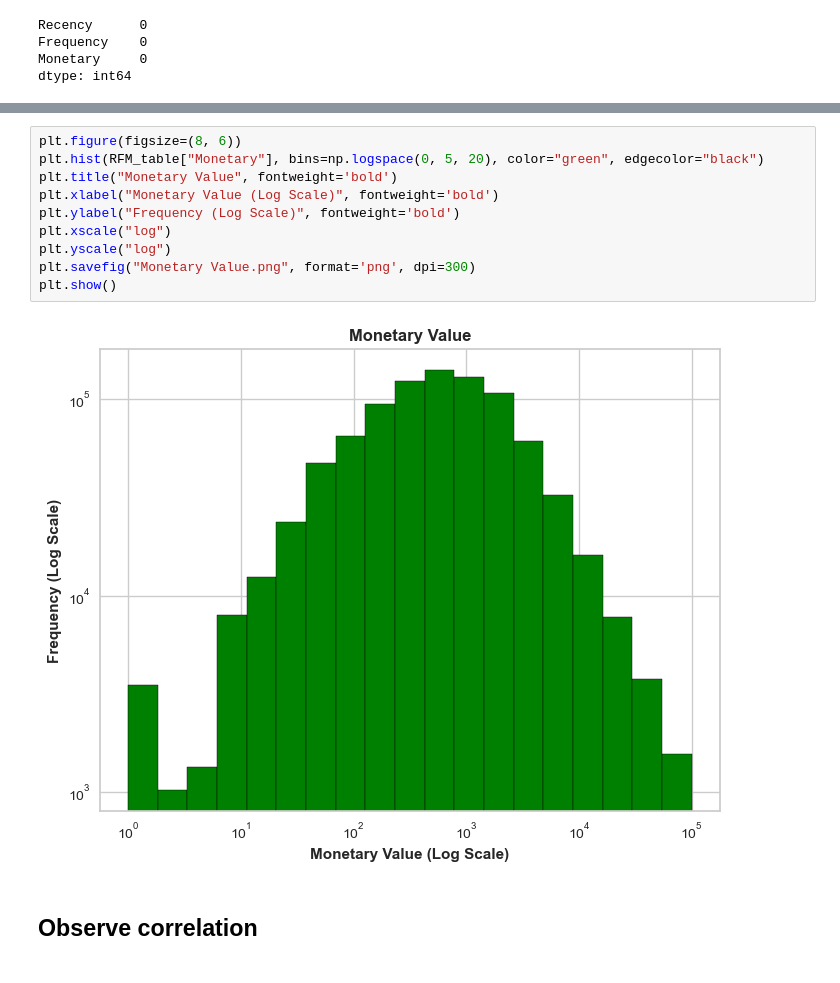
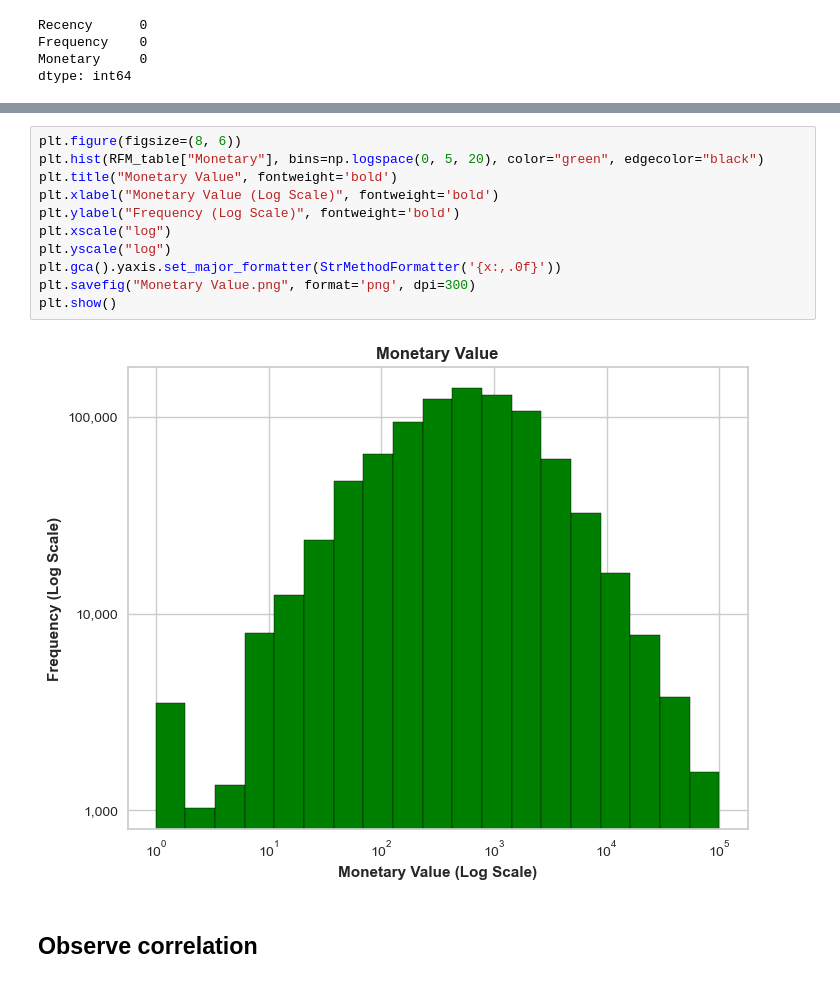
Before and after one commit to Halimat92/Optimizing-Retail-Banking-Strategies-, a Jupyter notebook: Optimizing_Retail_Banking_Strategies.ipynb, the cells around one changed output, grey strips where cells are left out. Cells and saved outputs as stored; diff of their text form.

```diff
--- a/Optimizing_Retail_Banking_Strategies.ipynb
+++ b/Optimizing_Retail_Banking_Strategies.ipynb
@@ -856,15 +870,16 @@ plt.show()
 # %%
 plt.figure(figsize=(8, 6))
 plt.hist(RFM_table["Monetary"], bins=np.logspace(0, 5, 20), color="green", edgecolor="black")
 plt.title("Monetary Value", fontweight='bold')
 plt.xlabel("Monetary Value (Log Scale)", fontweight='bold')
 plt.ylabel("Frequency (Log Scale)", fontweight='bold')
 plt.xscale("log")
 plt.yscale("log")
+plt.gca().yaxis.set_major_formatter(StrMethodFormatter('{x:,.0f}'))
 plt.savefig("Monetary Value.png", format='png', dpi=300)
 plt.show()
 # %% [output]
-[figure, old version]
+[figure, new version]
 # %% [markdown]
 ## Observe correlation
 # %%
```
Also changed, not shown: parts of 43 cells of this notebook.
